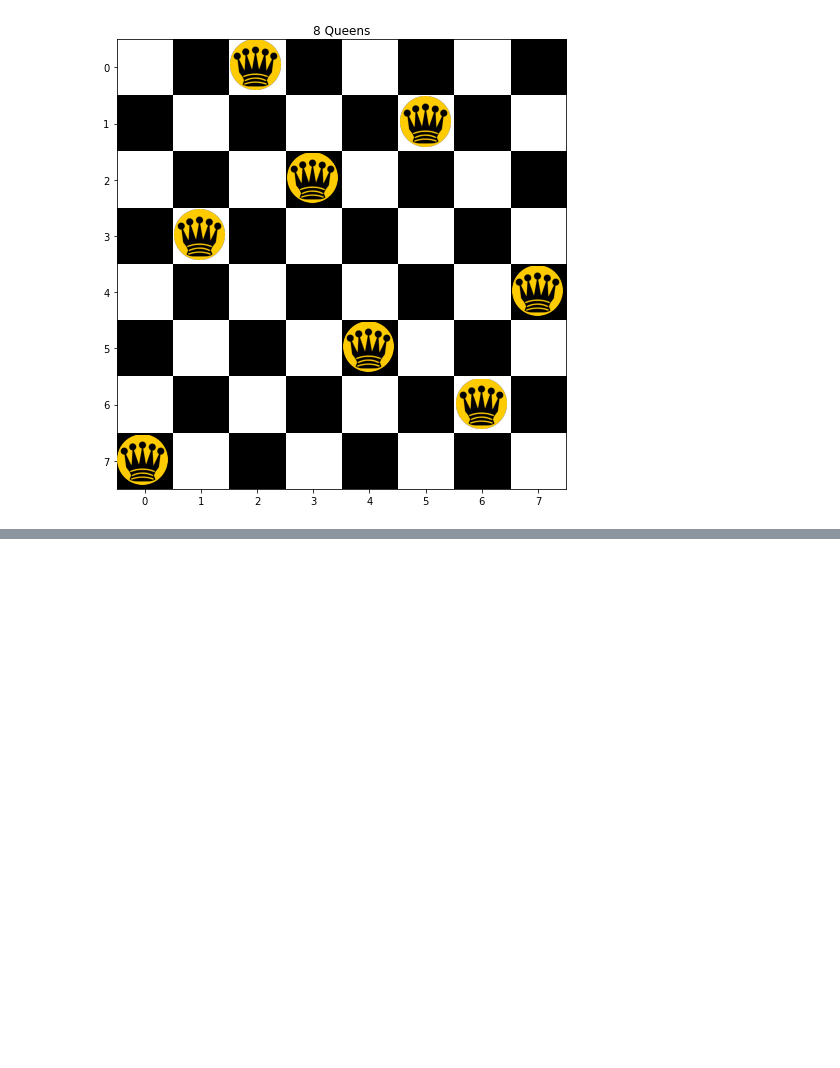
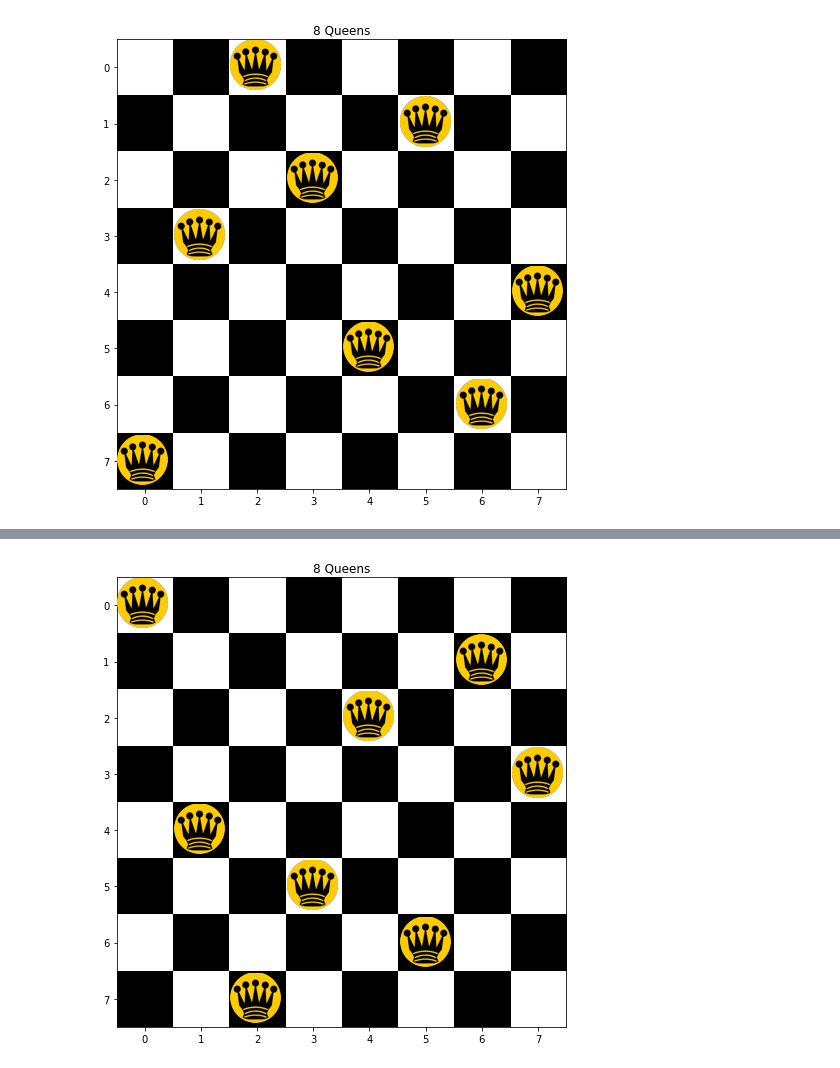
Before and after one commit to tksgtkm/learning_programing_list, a Jupyter notebook: agent_program/search.ipynb, the cells around one changed output, grey strips where cells are left out. Drawn from its saved outputs; the diff is of its cells as text; code cells hidden in the pictures; blank space fills up the shorter version.

```diff
--- a/agent_program/search.ipynb
+++ b/agent_program/search.ipynb
@@ -951,0 +968,6 @@ plot_NQueens(dfts)
+# %%
+ucs = uniform_cost_search(nqp).solution()
+# %%
+plot_NQueens(ucs)
+# %% [output]
+[figure, added]
```
Also changed, not shown: parts of 23 cells of this notebook, 2 other files.
